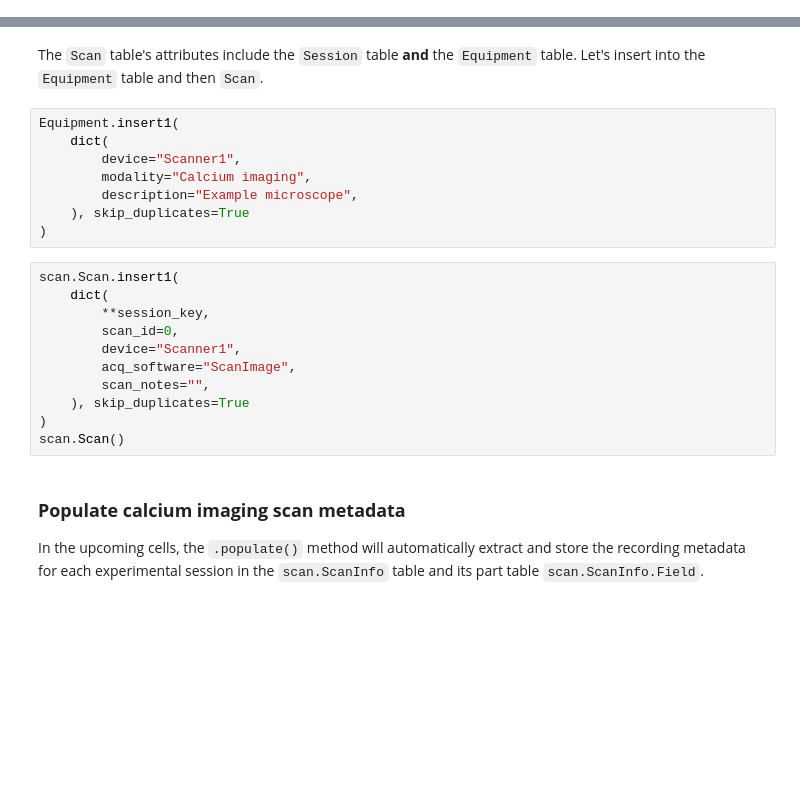
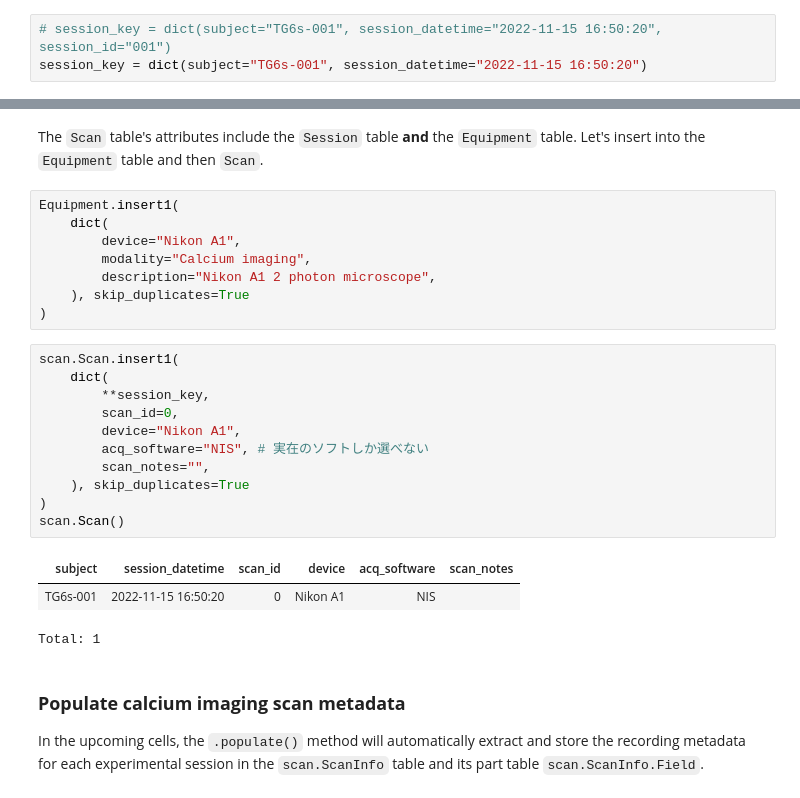
Before and after one commit to MasaharuInada/element-calcium-imaging, a Jupyter notebook: notebooks/tutorial_local.ipynb, the cells around one changed output, grey strips where cells are left out. Saved outputs shown, nothing was run; the diff lists cells and outputs as text; blank space fills up the shorter version.

```diff
--- a/notebooks/tutorial_local.ipynb
+++ b/notebooks/tutorial_local.ipynb
@@ -155,3 +226,6 @@ session_key = dict(subject="subject2", session_datetime="2022-11-15 17:27:15")
+# %%
+# session_key = dict(subject="TG6s-001", session_datetime="2022-11-15 16:50:20", session_id="001")
+session_key = dict(subject="TG6s-001", session_datetime="2022-11-15 16:50:20")
 # %%
 session.Session.insert1(session_key, skip_duplicates=True)
 session.Session()
@@ -173,22 +269,26 @@ Let's insert into the `Equipment` table and then `Scan`.
 # %%
 Equipment.insert1(
     dict(
-        device="Scanner1",
+        device="Nikon A1",
         modality="Calcium imaging",
-        description="Example microscope",
+        description="Nikon A1 2 photon microscope",
     ), skip_duplicates=True
 )
 # %%
 scan.Scan.insert1(
     dict(
         **session_key,
         scan_id=0,
-        device="Scanner1",
-        acq_software="ScanImage",
+        device="Nikon A1",
+        acq_software="NIS", # 実在のソフトしか選べない
         scan_notes="",
     ), skip_duplicates=True
 )
 scan.Scan()
+# %% [output]
+| subject | session_datetime | scan_id | device | acq_software | scan_notes |
+| TG6s-001 | 2022-11-15 16:50:20 | 0 | Nikon A1 | NIS |  |
+Total: 1
 # %% [markdown]
 ### **Populate calcium imaging scan metadata**
 
```
Also changed, not shown: parts of 30 cells of this notebook, 5 other files.
